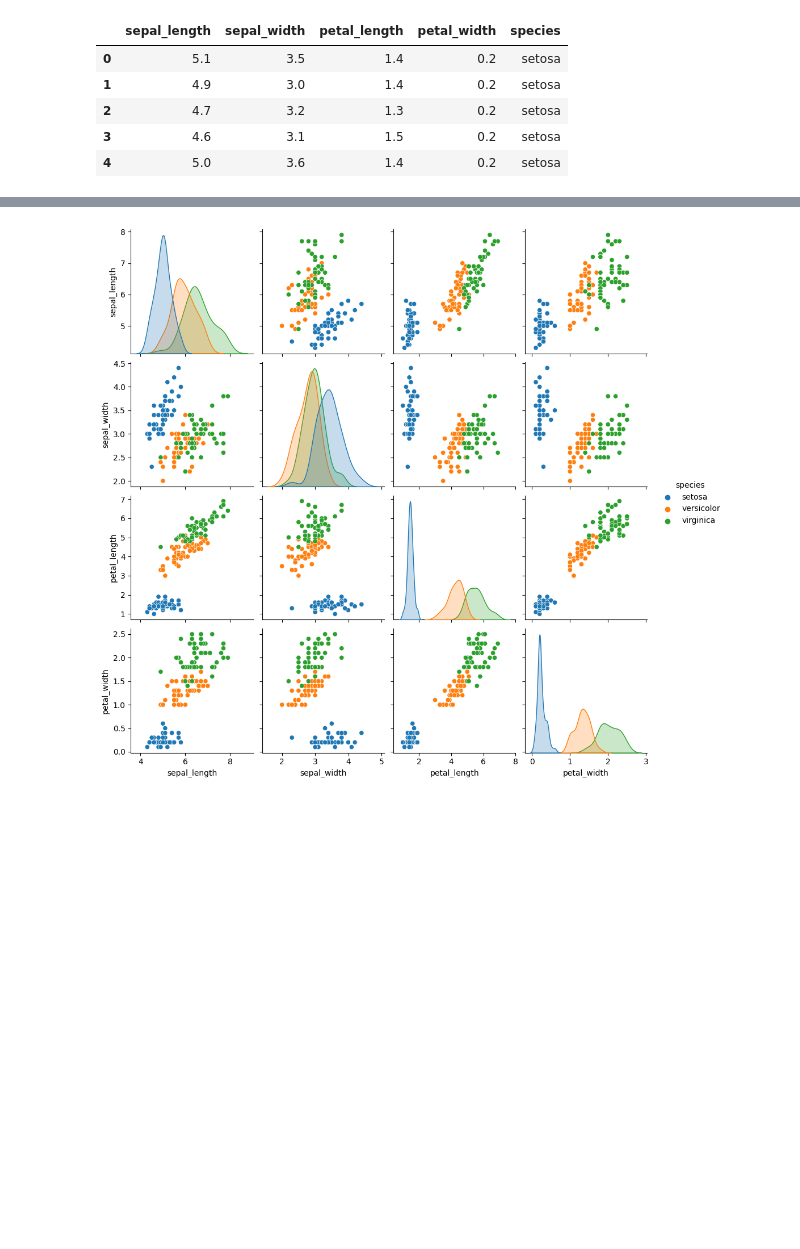
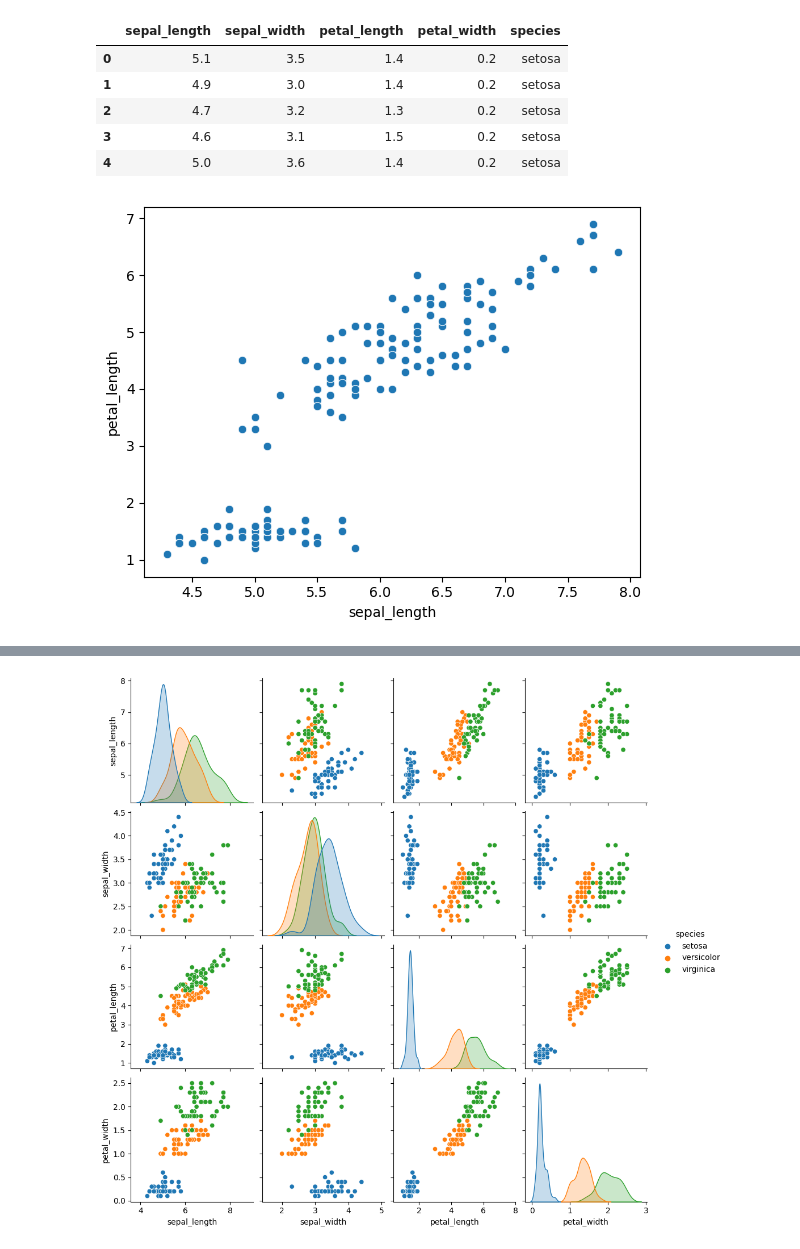
Before and after one commit to Mohit-3430/ML_GR20, a Jupyter notebook: task_04/task4.ipynb, the cells around one changed output, grey strips where cells are left out. Saved outputs shown, nothing was run; the diff lists cells and outputs as text; code cells hidden in the pictures; blank space fills up the shorter version.

```diff
--- a/task_04/task4.ipynb
+++ b/task_04/task4.ipynb
@@ -16,3 +16,8 @@ df.head()
 | 2 | 4.7 | 3.2 | 1.3 | 0.2 | setosa |
 | 3 | 4.6 | 3.1 | 1.5 | 0.2 | setosa |
 | 4 | 5.0 | 3.6 | 1.4 | 0.2 | setosa |
+# %%
+sns.scatterplot(x="sepal_length", y="petal_length", data=df)
+plt.show()
+# %% [output]
+[figure, added]
```
Also changed, not shown: parts of 7 cells of this notebook.
